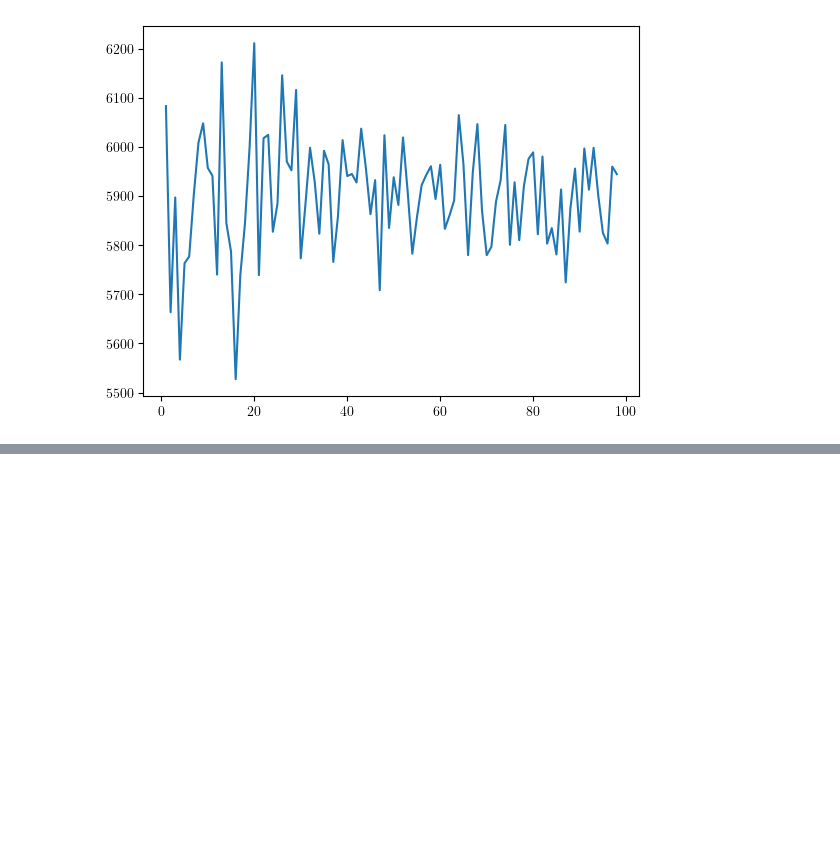
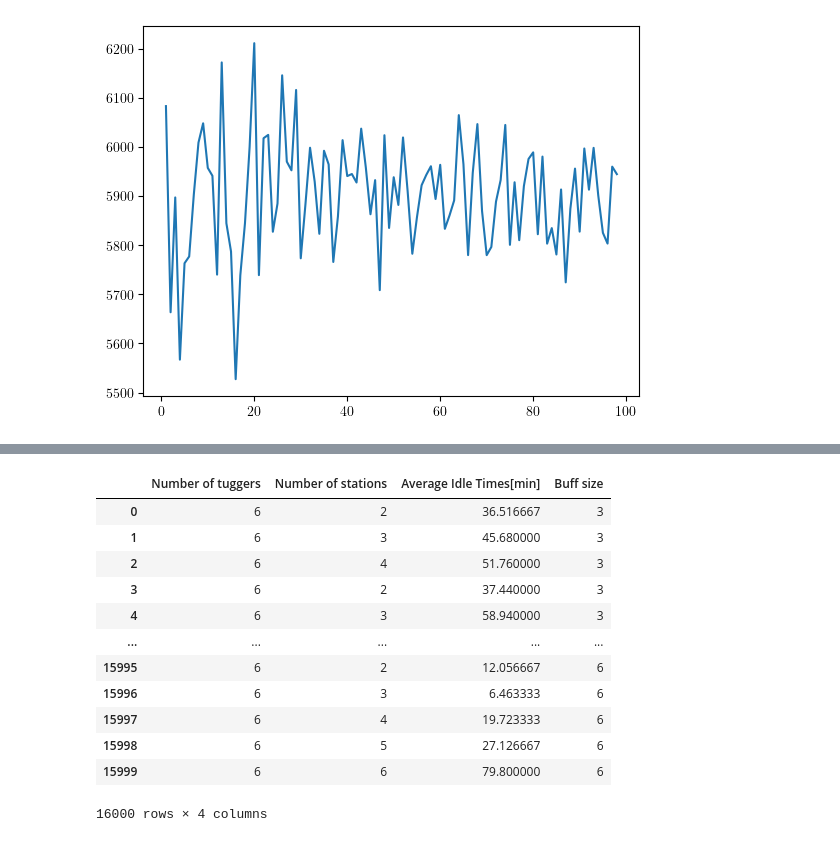
Before and after one commit to MatteoMascheroni1/AdvanceModelingForOperationProject, a Jupyter notebook: code/new code/output/simulation_analysis.ipynb, the cells around one changed output, grey strips where cells are left out. Drawn from its saved outputs; the diff is of its cells as text; code cells hidden in the pictures; blank space fills up the shorter version.

```diff
--- a/code/new code/output/simulation_analysis.ipynb
+++ b/code/new code/output/simulation_analysis.ipynb
@@ -94,0 +106,2 @@ plt.show()
+# %%
+final_dataframe.reset_index(inplace = True)
@@ -94,0 +114,16 @@ plt.show()
+# %%
+final_dataframe
+# %% [output]
+|  | Number of tuggers | Number of stations | Average Idle Times[min] | Buff size |
+| 0 | 6 | 2 | 36.516667 | 3 |
+| 1 | 6 | 3 | 45.680000 | 3 |
+| 2 | 6 | 4 | 51.760000 | 3 |
+| 3 | 6 | 2 | 37.440000 | 3 |
+| 4 | 6 | 3 | 58.940000 | 3 |
+| ... | ... | ... | ... | ... |
+| 15995 | 6 | 2 | 12.056667 | 6 |
+| 15996 | 6 | 3 | 6.463333 | 6 |
+| 15997 | 6 | 4 | 19.723333 | 6 |
+| 15998 | 6 | 5 | 27.126667 | 6 |
+| 15999 | 6 | 6 | 79.800000 | 6 |
+16000 rows × 4 columns
```
Also changed, not shown: parts of 21 cells of this notebook, 8 other files.
